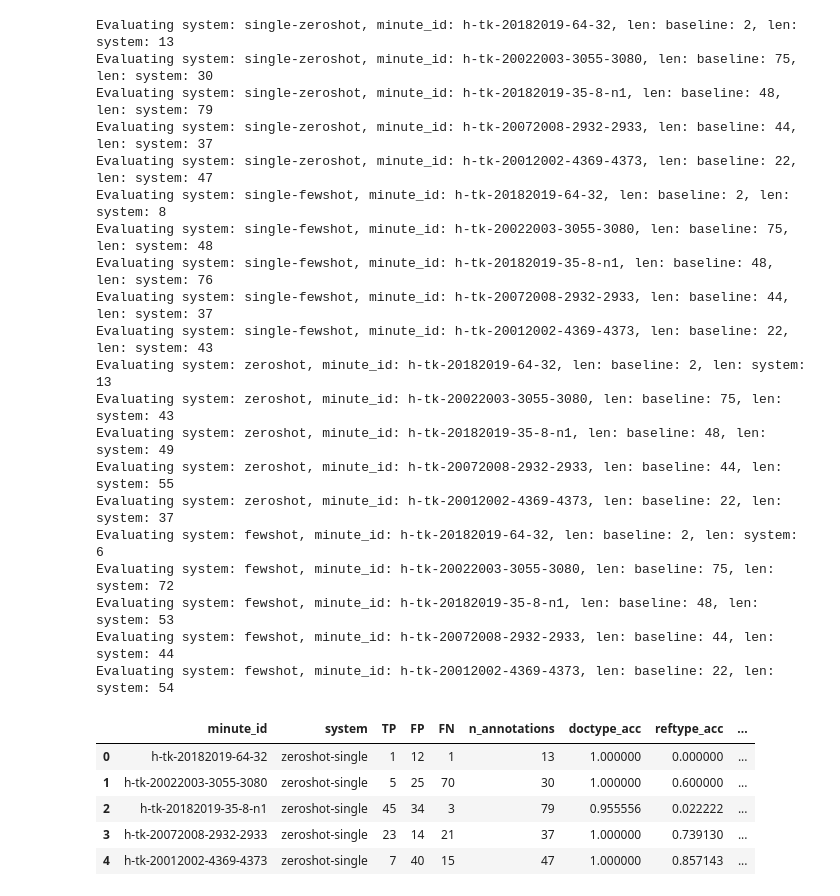
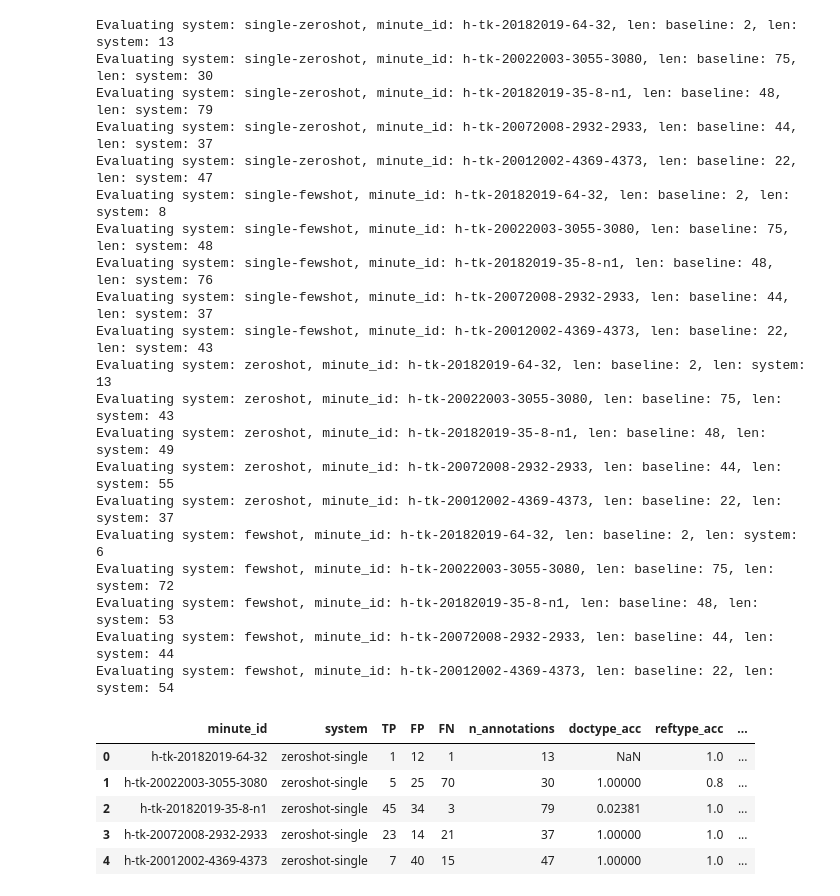
Before and after one commit to BluntKatana/linking-references-to-docs-in-parl-debates, a Jupyter notebook: experiments/detection.ipynb, the cells around one changed output. Saved outputs shown, nothing was run; the diff lists cells and outputs as text; code cells hidden in the pictures.

```diff
--- a/experiments/detection.ipynb
+++ b/experiments/detection.ipynb
@@ -104,18 +104,18 @@ for i, system in enumerate(SYSTEMS):
                 baseline_used.add(best_match)
 
                 # Check the document type and reference type for accuracy
-                if system_row['document_type'] not in (None, '', 'nan') and baseline_row['document_type_b'] not in (None, '', 'nan'):
+                if system_row['document_type'] not in (None, '', 'nan', np.nan) and baseline_row['document_type_a'] not in (None, '', 'nan', np.nan):
                     doc_total += 1
-                    if system_row['document_type'] == baseline_row['document_type_b']:
+                    if system_row['document_type'] == baseline_row['document_type_a']:
                         doc_correct += 1
 
-                if system_row['reference_type'] not in (None, '', 'nan') and baseline_row['reference_type_b'] not in (None, '', 'nan'):
+                if system_row['reference_type'] not in (None, '', 'nan', np.nan) and baseline_row['reference_type_a'] not in (None, '', 'nan', np.nan):
                     ref_total += 1
-                    if system_row['reference_type'] == baseline_row['reference_type_b']:
+                    if system_row['reference_type'] == baseline_row['reference_type_a']:
                         ref_correct += 1
-                    if 'impl-' in system_row['reference_type'] and 'impl-' in baseline_row['reference_type_b']:
+                    if 'impl-' in system_row['reference_type'] and 'impl-' in baseline_row['reference_type_a']:
                         expl_impl_correct += 1
-                    if 'explicit' in system_row['reference_type'] and 'explicit' in baseline_row['reference_type_b']:
+                    if 'explicit' in system_row['reference_type'] and 'explicit' in baseline_row['reference_type_a']:
                         expl_impl_correct += 1
             else:
                 FP += 1
@@ -123,39 +123,39 @@ for i, system in enumerate(SYSTEMS):
         # Append the results to the evaluation DataFrame
         FN = len(baseline_annotations) - TP
         doctype_acc = doc_correct / doc_total if doc_total > 0 else np.nan
         reftype_acc = ref_correct / ref_total if ref_total > 0 else np.nan
         expl_impl_acc = expl_impl_correct / ref_total if ref_total > 0 else np.nan
 
-        eval_df.loc[len(eval_df)] = [minute_id, NEW_SYSTEMS[i], TP, FP, FN,  len(system_results), reftype_acc, doctype_acc, expl_impl_acc]
+        eval_df.loc[len(eval_df)] = [minute_id, NEW_SYSTEMS[i], TP, FP, FN,  len(system_results), doctype_acc, reftype_acc, expl_impl_acc]
 
 eval_df.head()
 # %% [output]
 Evaluating system: single-zeroshot, minute_id: h-tk-20182019-64-32, len: baseline: 2, len: system: 13
 Evaluating system: single-zeroshot, minute_id: h-tk-20022003-3055-3080, len: baseline: 75, len: system: 30
 Evaluating system: single-zeroshot, minute_id: h-tk-20182019-35-8-n1, len: baseline: 48, len: system: 79
 Evaluating system: single-zeroshot, minute_id: h-tk-20072008-2932-2933, len: baseline: 44, len: system: 37
 Evaluating system: single-zeroshot, minute_id: h-tk-20012002-4369-4373, len: baseline: 22, len: system: 47
 Evaluating system: single-fewshot, minute_id: h-tk-20182019-64-32, len: baseline: 2, len: system: 8
 Evaluating system: single-fewshot, minute_id: h-tk-20022003-3055-3080, len: baseline: 75, len: system: 48
 Evaluating system: single-fewshot, minute_id: h-tk-20182019-35-8-n1, len: baseline: 48, len: system: 76
 Evaluating system: single-fewshot, minute_id: h-tk-20072008-2932-2933, len: baseline: 44, len: system: 37
 Evaluating system: single-fewshot, minute_id: h-tk-20012002-4369-4373, len: baseline: 22, len: system: 43
 Evaluating system: zeroshot, minute_id: h-tk-20182019-64-32, len: baseline: 2, len: system: 13
 Evaluating system: zeroshot, minute_id: h-tk-20022003-3055-3080, len: baseline: 75, len: system: 43
 Evaluating system: zeroshot, minute_id: h-tk-20182019-35-8-n1, len: baseline: 48, len: system: 49
 Evaluating system: zeroshot, minute_id: h-tk-20072008-2932-2933, len: baseline: 44, len: system: 55
 Evaluating system: zeroshot, minute_id: h-tk-20012002-4369-4373, len: baseline: 22, len: system: 37
 Evaluating system: fewshot, minute_id: h-tk-20182019-64-32, len: baseline: 2, len: system: 6
 Evaluating system: fewshot, minute_id: h-tk-20022003-3055-3080, len: baseline: 75, len: system: 72
 Evaluating system: fewshot, minute_id: h-tk-20182019-35-8-n1, len: baseline: 48, len: system: 53
 Evaluating system: fewshot, minute_id: h-tk-20072008-2932-2933, len: baseline: 44, len: system: 44
 Evaluating system: fewshot, minute_id: h-tk-20012002-4369-4373, len: baseline: 22, len: system: 54
 |  | minute_id | system | TP | FP | FN | n_annotations | doctype_acc | reftype_acc | ... |
-| 0 | h-tk-20182019-64-32 | zeroshot-single | 1 | 12 | 1 | 13 | 1.000000 | 0.000000 | ... |
-| 1 | h-tk-20022003-3055-3080 | zeroshot-single | 5 | 25 | 70 | 30 | 1.000000 | 0.600000 | ... |
-| 2 | h-tk-20182019-35-8-n1 | zeroshot-single | 45 | 34 | 3 | 79 | 0.955556 | 0.022222 | ... |
-| 3 | h-tk-20072008-2932-2933 | zeroshot-single | 23 | 14 | 21 | 37 | 1.000000 | 0.739130 | ... |
-| 4 | h-tk-20012002-4369-4373 | zeroshot-single | 7 | 40 | 15 | 47 | 1.000000 | 0.857143 | ... |
+| 0 | h-tk-20182019-64-32 | zeroshot-single | 1 | 12 | 1 | 13 | NaN | 1.0 | ... |
+| 1 | h-tk-20022003-3055-3080 | zeroshot-single | 5 | 25 | 70 | 30 | 1.00000 | 0.8 | ... |
+| 2 | h-tk-20182019-35-8-n1 | zeroshot-single | 45 | 34 | 3 | 79 | 0.02381 | 1.0 | ... |
+| 3 | h-tk-20072008-2932-2933 | zeroshot-single | 23 | 14 | 21 | 37 | 1.00000 | 1.0 | ... |
+| 4 | h-tk-20012002-4369-4373 | zeroshot-single | 7 | 40 | 15 | 47 | 1.00000 | 1.0 | ... |
 # %%
 eval_df['precision'] = eval_df['TP'] / (eval_df['TP'] + eval_df['FP'])
 eval_df['recall'] = eval_df['TP'] / (eval_df['TP'] + eval_df['FN'])
```
Also changed, not shown: parts of 2 cells of this notebook, 1 other file.
